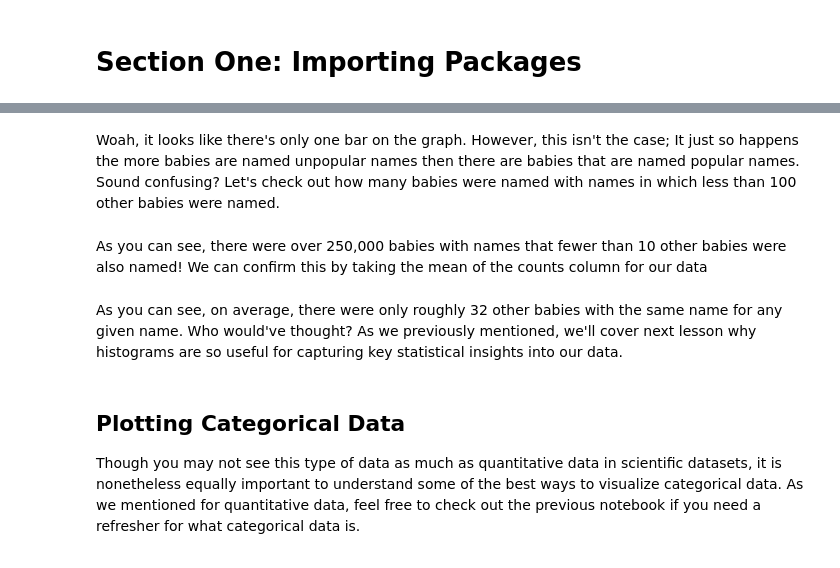
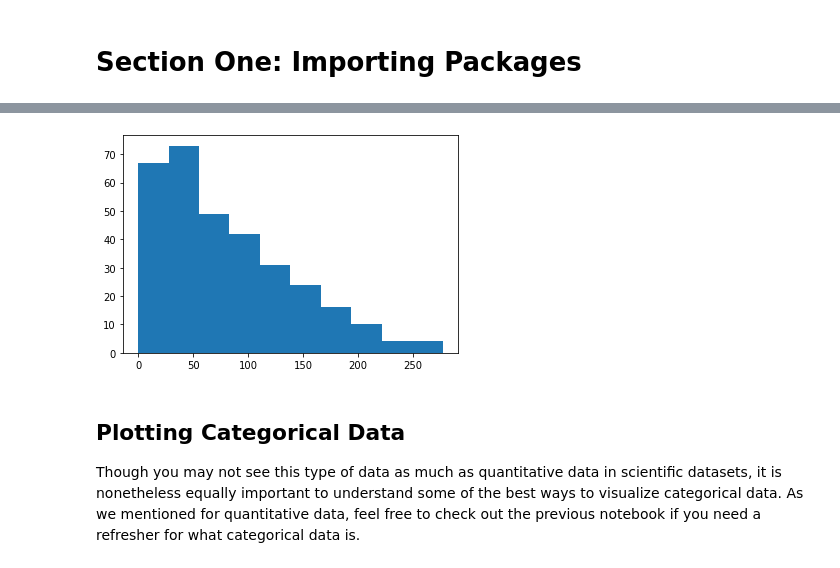
Before and after one commit to Sci-Teens/ecology-program, a Jupyter notebook: lessons/3_introduction_to_plotting_data.ipynb, the cells around one changed output, grey strips where cells are left out. Cells and saved outputs as stored; diff of their text form; code cells hidden in the pictures.

```diff
--- a/lessons/3_introduction_to_plotting_data.ipynb
+++ b/lessons/3_introduction_to_plotting_data.ipynb
@@ -75,5 +69,5 @@ A **histogram** tells us how much data falls into a certain range of numbers. Sa
 # %%
-plt.hist(data['Count'])
+plt.hist(data['deathIncrease'])
 plt.show()
+# %% [output]
+[figure, added]
-# %% [markdown]
-Woah, it looks like there's only one bar on the graph. However, this isn't the case; It just so happens the more babies are named unpopular names then there are babies that are named popular names. Sound confusing? Let's check out how many babies were named with names in which less than 100 other babies were named.
@@ -84,2 +73,0 @@ plt.show()
-# %% [markdown]
-As you can see, there were over 250,000 babies with names that fewer than 10 other babies were also named! We can confirm this by taking the mean of the counts column for our data
@@ -88,5 +74,3 @@ np.mean(data['Count'])
-# %% [markdown]
-As you can see, on average, there were only roughly 32 other babies with the same name for any given name. Who would've thought? As we previously mentioned, we'll cover next lesson why histograms are so useful for capturing key statistical insights into our data.
 # %% [markdown]
 ## Plotting Categorical Data
 Though you may not see this type of data as much as quantitative data in scientific datasets, it is nonetheless equally important to understand some of the best ways to visualize categorical data. As we mentioned for quantitative data, feel free to check out the previous notebook if you need a refresher for what categorical data is.
```
Also changed, not shown: parts of 45 cells of this notebook, 3 other files.
